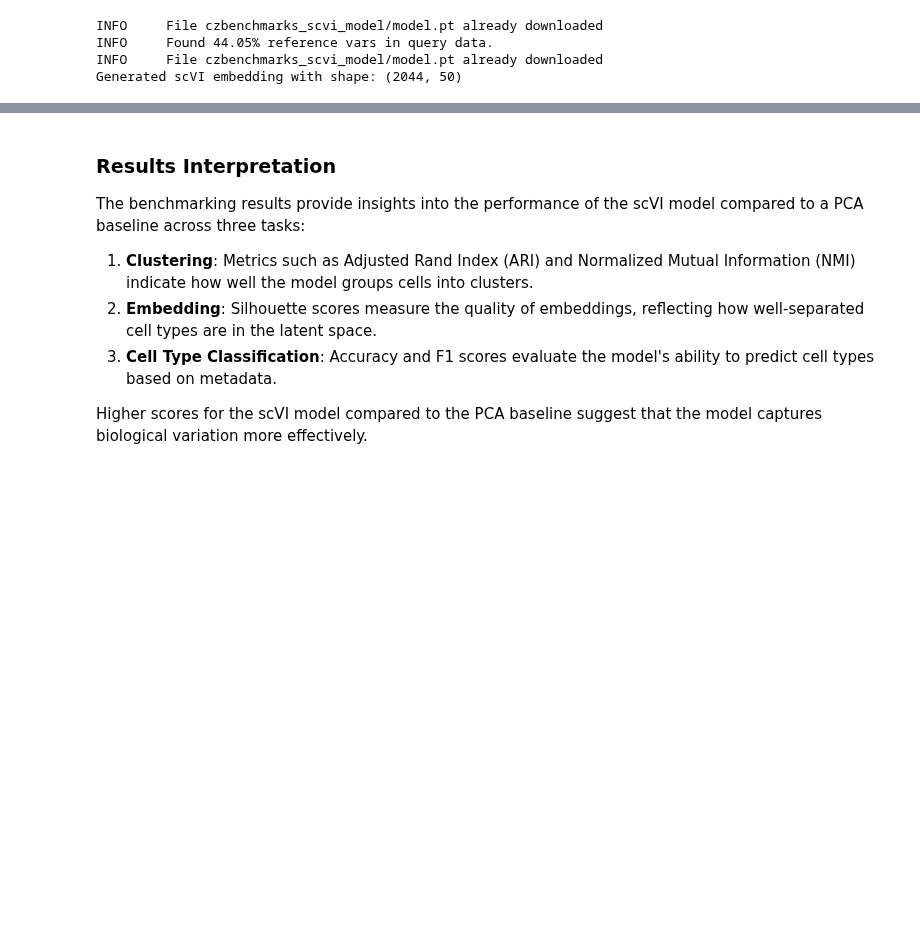
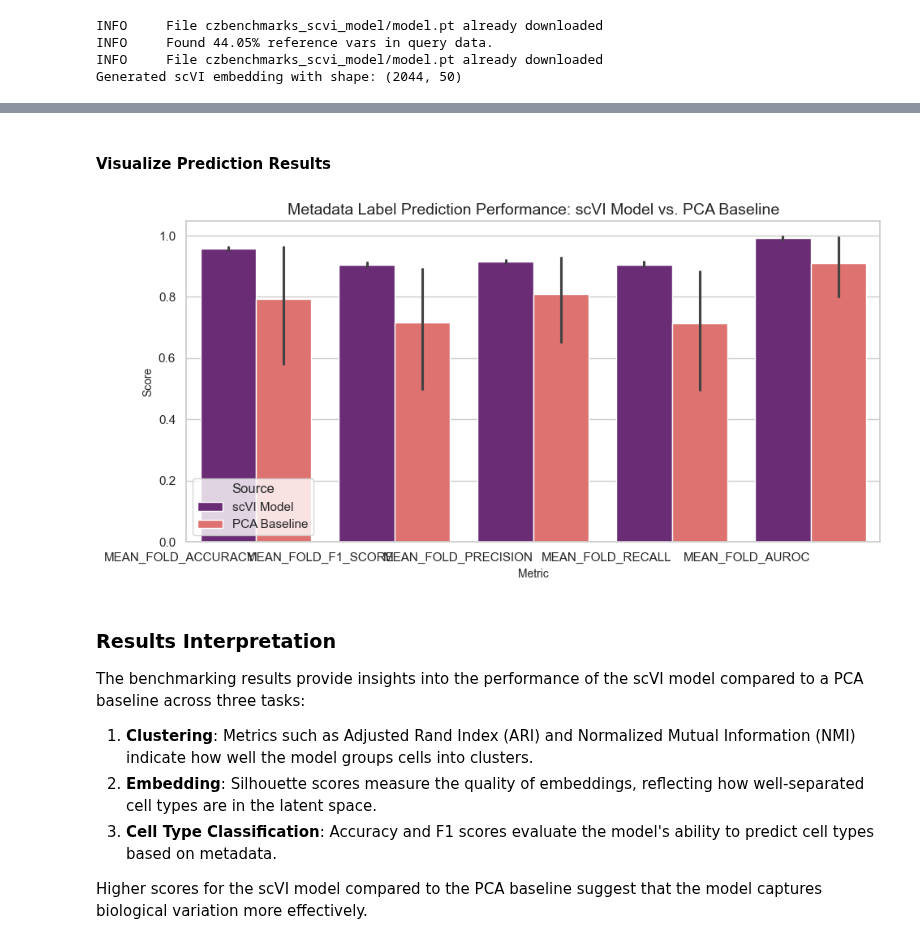
Before and after one commit to chanzuckerberg/cz-benchmarks, a Jupyter notebook: examples/scvi_all_tasks_benchmark.ipynb, the cells around one changed output, grey strips where cells are left out. Drawn from its saved outputs; the diff is of its cells as text; code cells hidden in the pictures; blank space fills up the shorter version.

```diff
--- a/examples/scvi_all_tasks_benchmark.ipynb
+++ b/examples/scvi_all_tasks_benchmark.ipynb
@@ -209,0 +213,10 @@ plt.show()
+# %%
+prediction_task = MetadataLabelPredictionTask()
+prediction_task_input = MetadataLabelPredictionTaskInput(labels=dataset.labels)
+
+# Run prediction task
+prediction_results_model = prediction_task.run(model_output, prediction_task_input)
+
+# Compute baseline
+prediction_baseline = prediction_task.compute_baseline(expression_data)
+prediction_results_baseline = prediction_task.run(prediction_baseline, prediction_task_input)
@@ -209,0 +241,9 @@ plt.show()
+# %%
+
+# Display Prediction Results
+df_prediction_model = summarize_results(prediction_results_model, "scVI Model")
+df_prediction_baseline = summarize_results(prediction_results_baseline, "PCA Baseline")
+df_prediction_compare = pd.concat([df_prediction_model, df_prediction_baseline], ignore_index=True)
+
+print("Prediction Results Comparison:")
+display(df_prediction_compare.T)
@@ -362,3 +292,14 @@ plt.show()
+# %% [markdown]
+#### Visualize Prediction Results
+# %%
+plot_comparison(
+    df_prediction_compare,
+    title="Metadata Label Prediction Performance: scVI Model vs. PCA Baseline",
+    ylabel="Score",
+    palette="magma"
+)
+# %% [output]
+[figure, added]
 # %% [markdown]
 ### Results Interpretation
 
```
Also changed, not shown: parts of 27 cells of this notebook, 3 other files.
